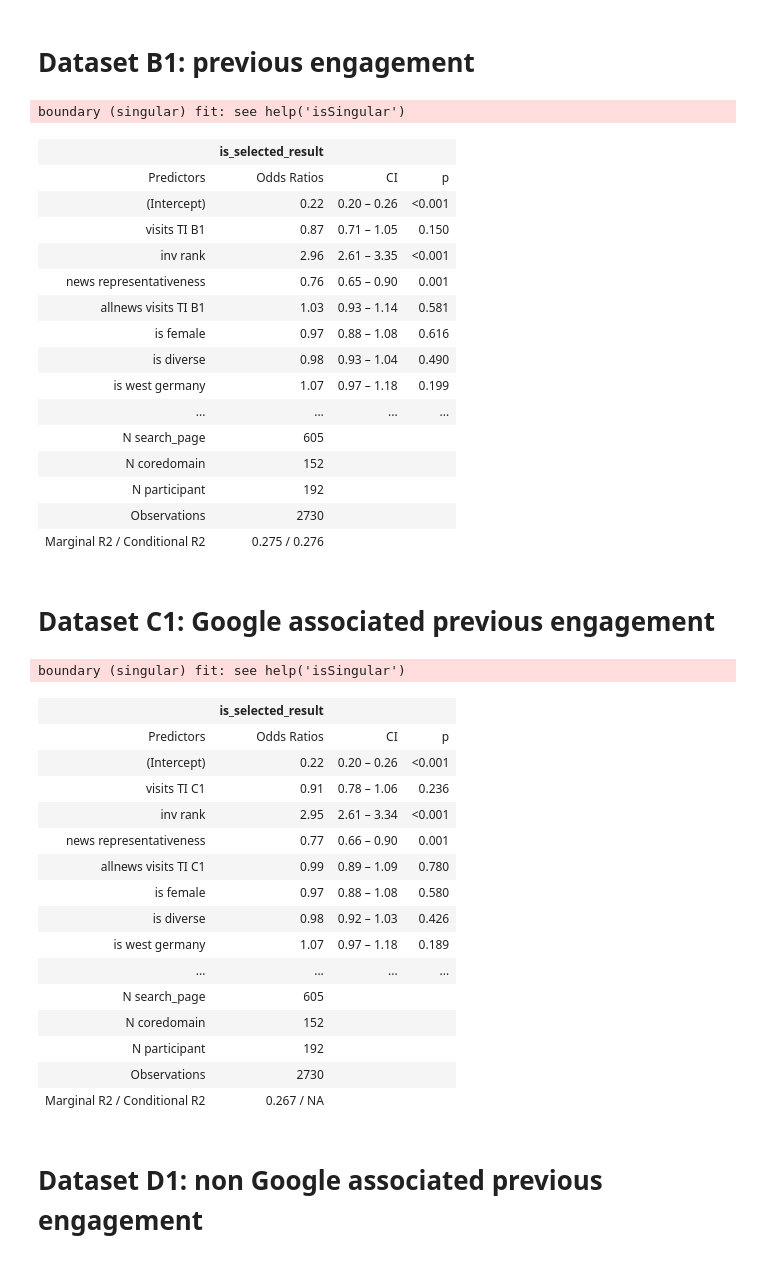
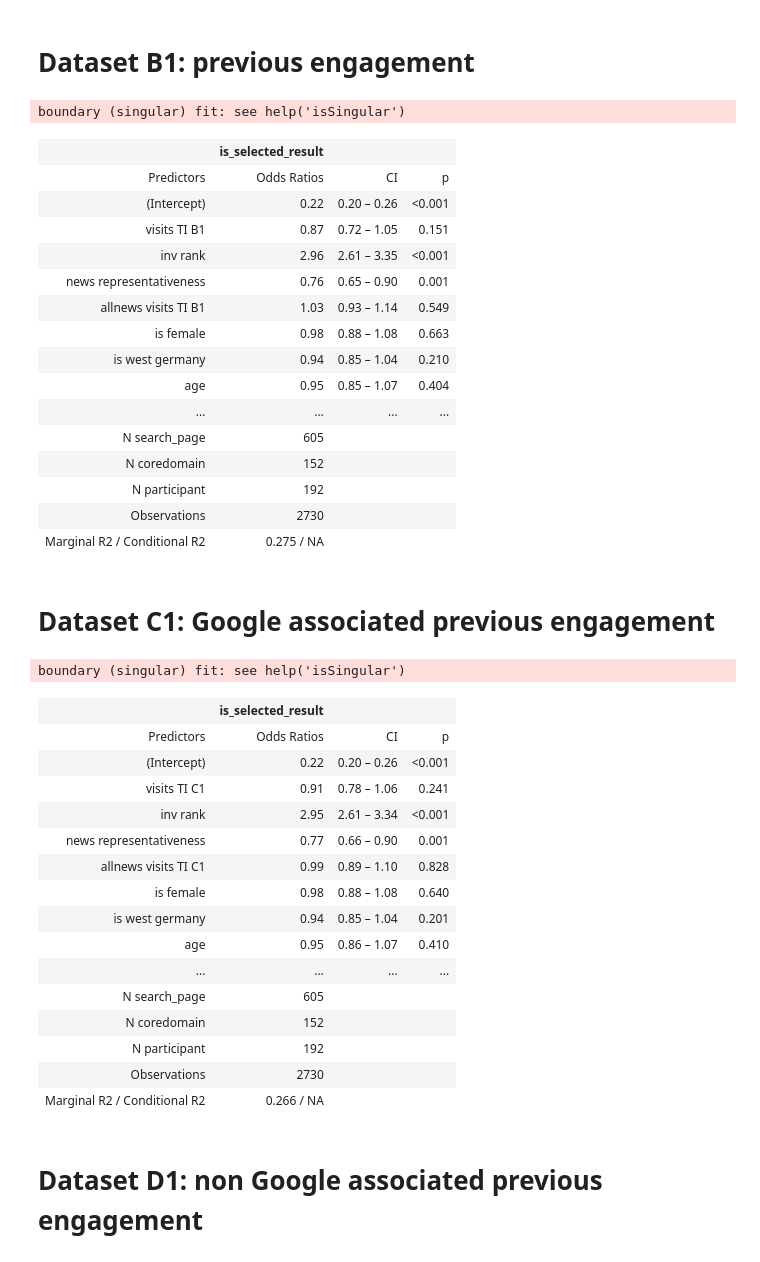
Before and after one commit to gesiscss/news_selection, a Jupyter notebook: 12 - Methods and results section 1 - Time independent models (Absolute visits).ipynb, the cells around one changed output. Drawn from its saved outputs; the diff is of its cells as text; code cells hidden in the pictures.

```diff
--- a/12 - Methods and results section 1 - Time independent models (Absolute visits).ipynb
+++ b/12 - Methods and results section 1 - Time independent models (Absolute visits).ipynb
@@ -114,47 +111,46 @@ ti_model_B1 <- glmer(is_selected_result ~
                             # control by total news visits
                             + allnews_visits_TI_B1
 
                             # control for demographics
                             + is_female
-                            + is_diverse
                             + is_west_germany
                             + age
                             + education
                             + political_alignment
 
                             # control for election day
                             + is_during_elections
                             + is_after_elections
 
                             # within subject controls
                             + (1|search_page)
                             + (1|coredomain)
                             + (1|participant)
 
                             , data=wtdata, family=binomial)
 
 # save the model and display
 htmlmodel <- tab_model(ti_model_B1, wrap.labels = F, CSS = css)
 writeLines(text = htmlmodel$page.complete, con = "statistical_tests/absolute_visits/ti_model_B1.html")
 IRdisplay::display_html( htmlmodel$page.content)
 # %% [output]
 boundary (singular) fit: see help('isSingular')
 |  | is_selected_result |  |  |
 | Predictors | Odds Ratios | CI | p |
 | (Intercept) | 0.22 | 0.20 – 0.26 | <0.001 |
-| visits TI B1 | 0.87 | 0.71 – 1.05 | 0.150 |
+| visits TI B1 | 0.87 | 0.72 – 1.05 | 0.151 |
 | inv rank | 2.96 | 2.61 – 3.35 | <0.001 |
 | news representativeness | 0.76 | 0.65 – 0.90 | 0.001 |
-| allnews visits TI B1 | 1.03 | 0.93 – 1.14 | 0.581 |
-| is female | 0.97 | 0.88 – 1.08 | 0.616 |
-| is diverse | 0.98 | 0.93 – 1.04 | 0.490 |
-| is west germany | 1.07 | 0.97 – 1.18 | 0.199 |
+| allnews visits TI B1 | 1.03 | 0.93 – 1.14 | 0.549 |
+| is female | 0.98 | 0.88 – 1.08 | 0.663 |
+| is west germany | 0.94 | 0.85 – 1.04 | 0.210 |
+| age | 0.95 | 0.85 – 1.07 | 0.404 |
 | ... | ... | ... | ... |
 | N search_page | 605 |  |  |
 | N coredomain | 152 |  |  |
 | N participant | 192 |  |  |
 | Observations | 2730 |  |  |
-| Marginal R2 / Conditional R2 | 0.275 / 0.276 |  |  |
+| Marginal R2 / Conditional R2 | 0.275 / NA |  |  |
 # %% [markdown]
 # Dataset C1: Google associated previous engagement
 # %%
@@ -171,7 +167,6 @@ ti_model_C1 <- glmer(is_selected_result ~
 
                             # control for demographics
                             + is_female
-                            + is_diverse
                             + is_west_germany
                             + age
                             + education
@@ -197,19 +192,19 @@ boundary (singular) fit: see help('isSingular')
 |  | is_selected_result |  |  |
 | Predictors | Odds Ratios | CI | p |
 | (Intercept) | 0.22 | 0.20 – 0.26 | <0.001 |
-| visits TI C1 | 0.91 | 0.78 – 1.06 | 0.236 |
+| visits TI C1 | 0.91 | 0.78 – 1.06 | 0.241 |
 | inv rank | 2.95 | 2.61 – 3.34 | <0.001 |
 | news representativeness | 0.77 | 0.66 – 0.90 | 0.001 |
-| allnews visits TI C1 | 0.99 | 0.89 – 1.09 | 0.780 |
-| is female | 0.97 | 0.88 – 1.08 | 0.580 |
-| is diverse | 0.98 | 0.92 – 1.03 | 0.426 |
-| is west germany | 1.07 | 0.97 – 1.18 | 0.189 |
+| allnews visits TI C1 | 0.99 | 0.89 – 1.10 | 0.828 |
+| is female | 0.98 | 0.88 – 1.08 | 0.640 |
+| is west germany | 0.94 | 0.85 – 1.04 | 0.201 |
+| age | 0.95 | 0.86 – 1.07 | 0.410 |
 | ... | ... | ... | ... |
 | N search_page | 605 |  |  |
 | N coredomain | 152 |  |  |
 | N participant | 192 |  |  |
 | Observations | 2730 |  |  |
-| Marginal R2 / Conditional R2 | 0.267 / NA |  |  |
+| Marginal R2 / Conditional R2 | 0.266 / NA |  |  |
 # %% [markdown]
 # Dataset D1: non Google associated previous engagement
 # %%
```
Also changed, not shown: parts of 3 cells of this notebook, 20 other files.
